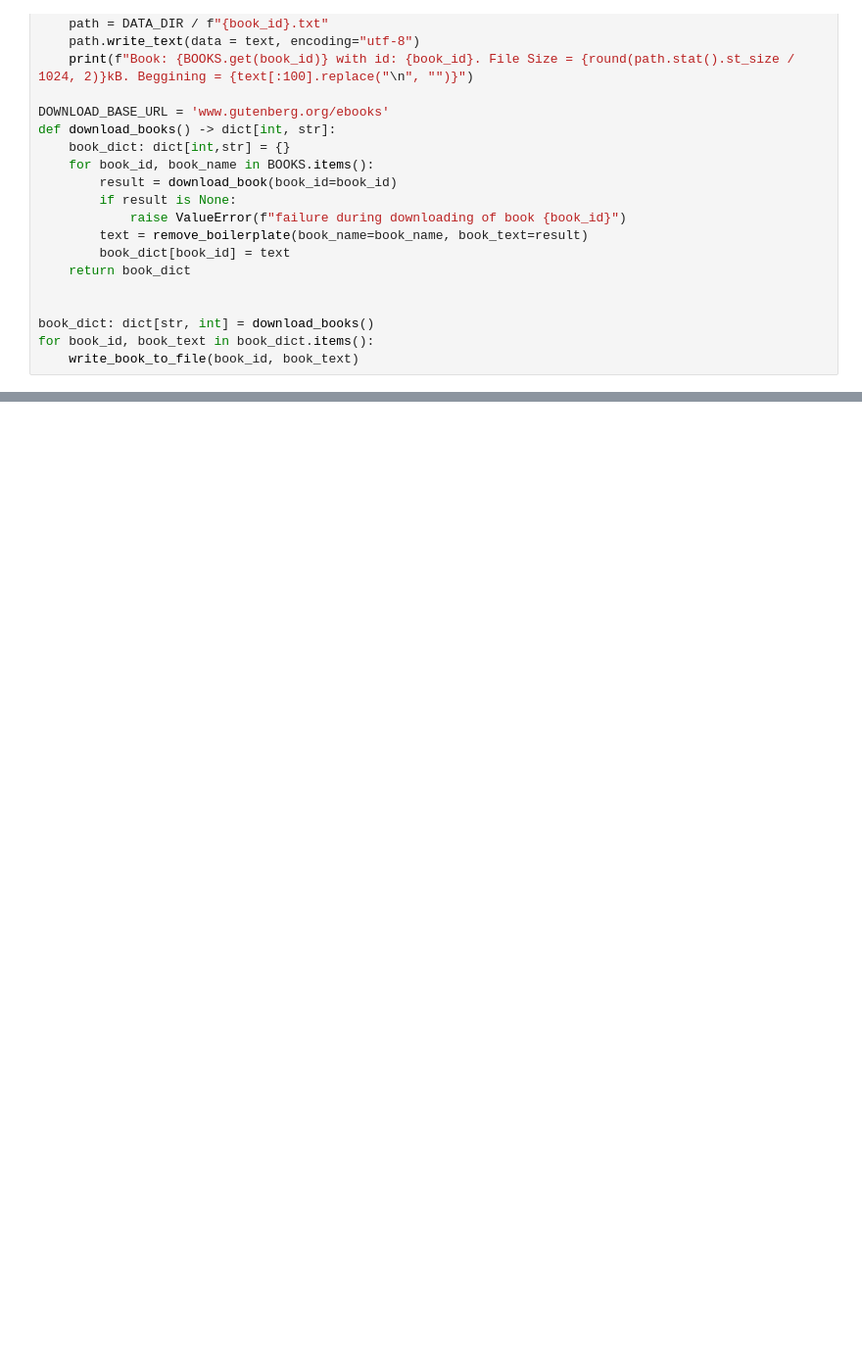
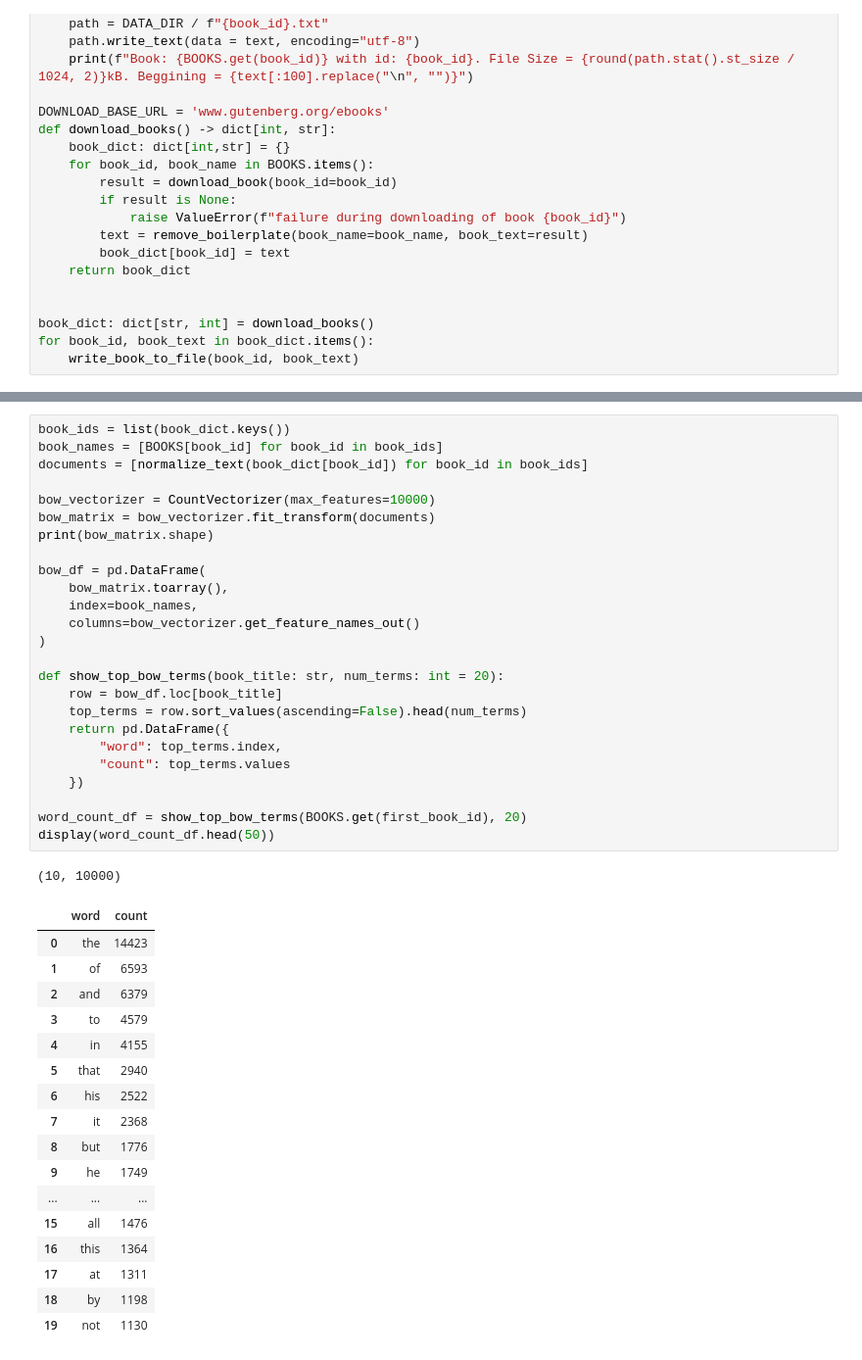
Before and after one commit to oshuptar/NamedEntityRecognition, a Jupyter notebook: main.ipynb, the cells around one changed output, grey strips where cells are left out. Shown at 98% size. Drawn from its saved outputs; the diff is of its cells as text; blank space fills up the shorter version.

```diff
--- a/main.ipynb
+++ b/main.ipynb
@@ -198,0 +346,44 @@ Words ending with -ing in a book The Yellow Wallpaper: ['asking', 'something', '
+# %%
+book_ids = list(book_dict.keys())
+book_names = [BOOKS[book_id] for book_id in book_ids]
+documents = [normalize_text(book_dict[book_id]) for book_id in book_ids]
+
+bow_vectorizer = CountVectorizer(max_features=10000)
+bow_matrix = bow_vectorizer.fit_transform(documents)
+print(bow_matrix.shape)
+
+bow_df = pd.DataFrame(
+    bow_matrix.toarray(),
+    index=book_names,
+    columns=bow_vectorizer.get_feature_names_out()
+)
+
+def show_top_bow_terms(book_title: str, num_terms: int = 20):
+    row = bow_df.loc[book_title]
+    top_terms = row.sort_values(ascending=False).head(num_terms)
+    return pd.DataFrame({
+        "word": top_terms.index,
+        "count": top_terms.values
+    })
+
+word_count_df = show_top_bow_terms(BOOKS.get(first_book_id), 20)
+display(word_count_df.head(50))
+# %% [output]
+(10, 10000)
+|  | word | count |
+| 0 | the | 14423 |
+| 1 | of | 6593 |
+| 2 | and | 6379 |
+| 3 | to | 4579 |
+| 4 | in | 4155 |
+| 5 | that | 2940 |
+| 6 | his | 2522 |
+| 7 | it | 2368 |
+| 8 | but | 1776 |
+| 9 | he | 1749 |
+| ... | ... | ... |
+| 15 | all | 1476 |
+| 16 | this | 1364 |
+| 17 | at | 1311 |
+| 18 | by | 1198 |
+| 19 | not | 1130 |
```
Also changed, not shown: parts of 4 cells of this notebook, 1 other file.
